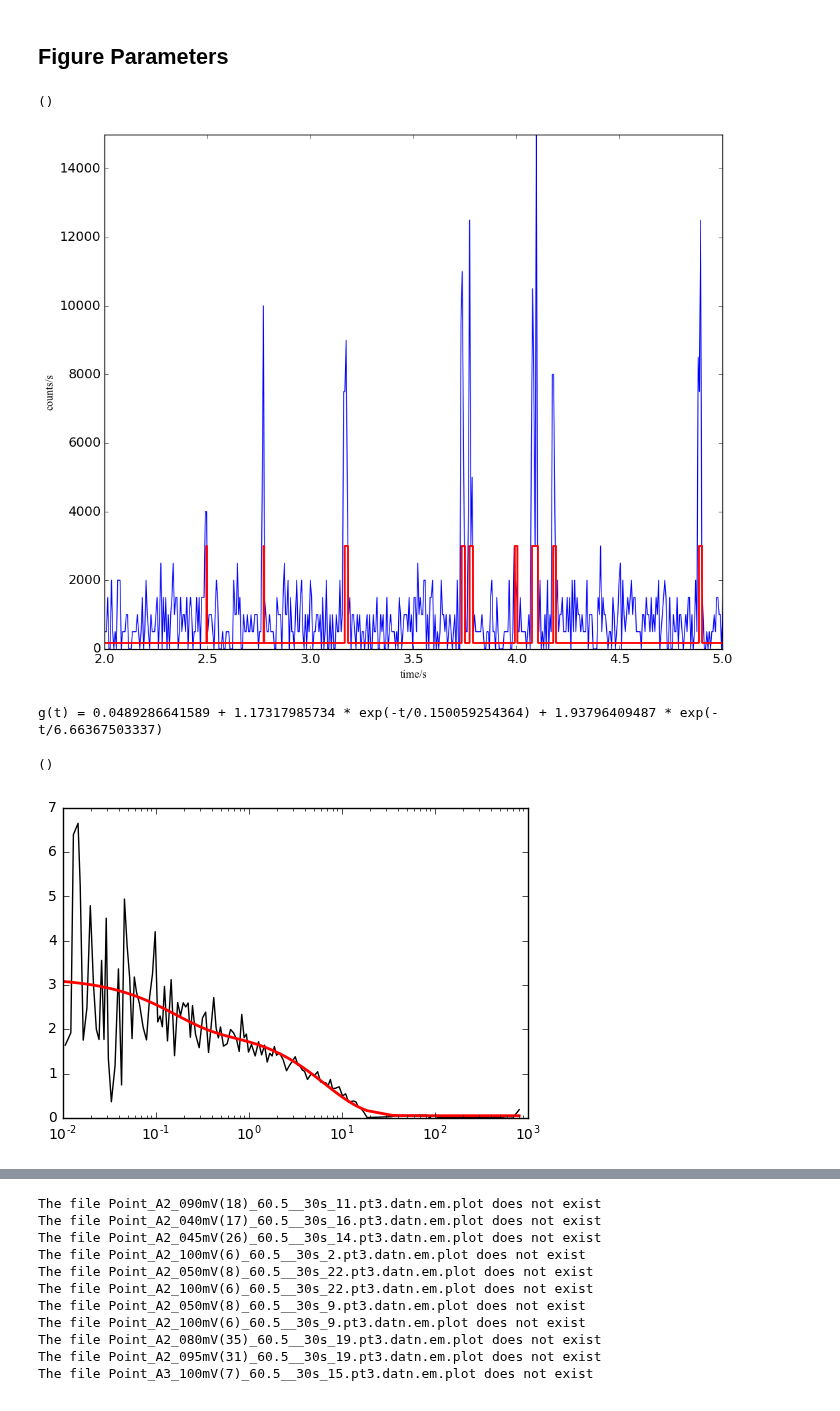
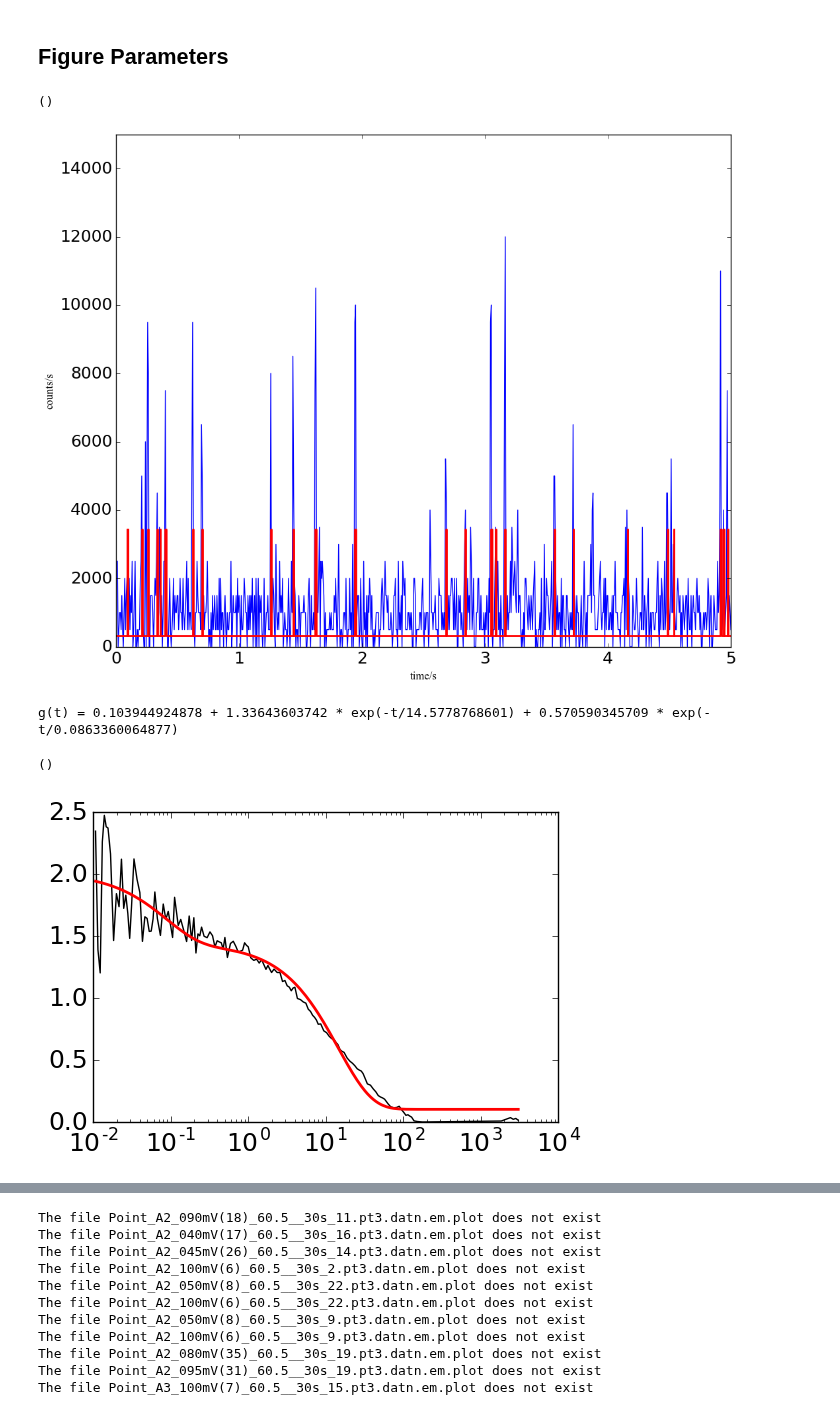
Before and after one commit to biswajitSM/Azurin_SM_repo, a Jupyter notebook: Analysis/Analysis_General.ipynb, the cells around one changed output, grey strips where cells are left out. Drawn from its saved outputs; the diff is of its cells as text; code cells hidden in the pictures.

```diff
--- a/Analysis/Analysis_General.ipynb
+++ b/Analysis/Analysis_General.ipynb
@@ -43,36 +43,36 @@ mpl.rcParams["font.size"] = "14"
 # %%
 #Plot of the time trace and the changepoint program fit.
 #Plot restrictions:
 #range x-axis:
 os.chdir(homedir)
-x_lim_min = 2
+x_lim_min = 0
 x_lim_max = 5
 #range y-axis:
 y_lim_min = 0
 y_lim_max = 15000
 #molecule number
 input_number = 1
 #molecule potential
-input_potential = 100
+input_potential = 90
 #day you want to plot
 foldername = 'S101d14Feb17_60.5_635_A2_CuAzu655'
 
 time_trace_plot(foldername, input_potential, input_number, x_lim_min, y_lim_min, x_lim_max, y_lim_max)
 # %% [output]
 ()
-[figure, old version]
+[figure, new version]
 # %%
 #FCS fits.
 #min and max values of the fit
 tmin = 0.01
-tmax = 1000
+tmax = 5000
 #'Mono' is single exponential, 'Bi' is two exponential, 'Both' gives t.
 kind = 'bi'
 pnt_numb = 1 #pointnumber
-pnt_pot = 100 #potential of the point
+pnt_pot = 25 #potential of the point
 foldername = 'S101d14Feb17_60.5_635_A2_CuAzu655'
 FCS_plot(foldername, tmin, tmax, pnt_numb, pnt_pot, kind)
 # %% [output]
-g(t) = 0.0489286641589 + 1.17317985734 * exp(-t/0.150059254364) + 1.93796409487 * exp(-t/6.66367503337)
+g(t) = 0.103944924878 + 1.33643603742 * exp(-t/14.5778768601) + 0.570590345709 * exp(-t/0.0863360064877)
 ()
-[figure, old version]
+[figure, new version]
```
Also changed, not shown: parts of 7 cells of this notebook, 6 other files.
